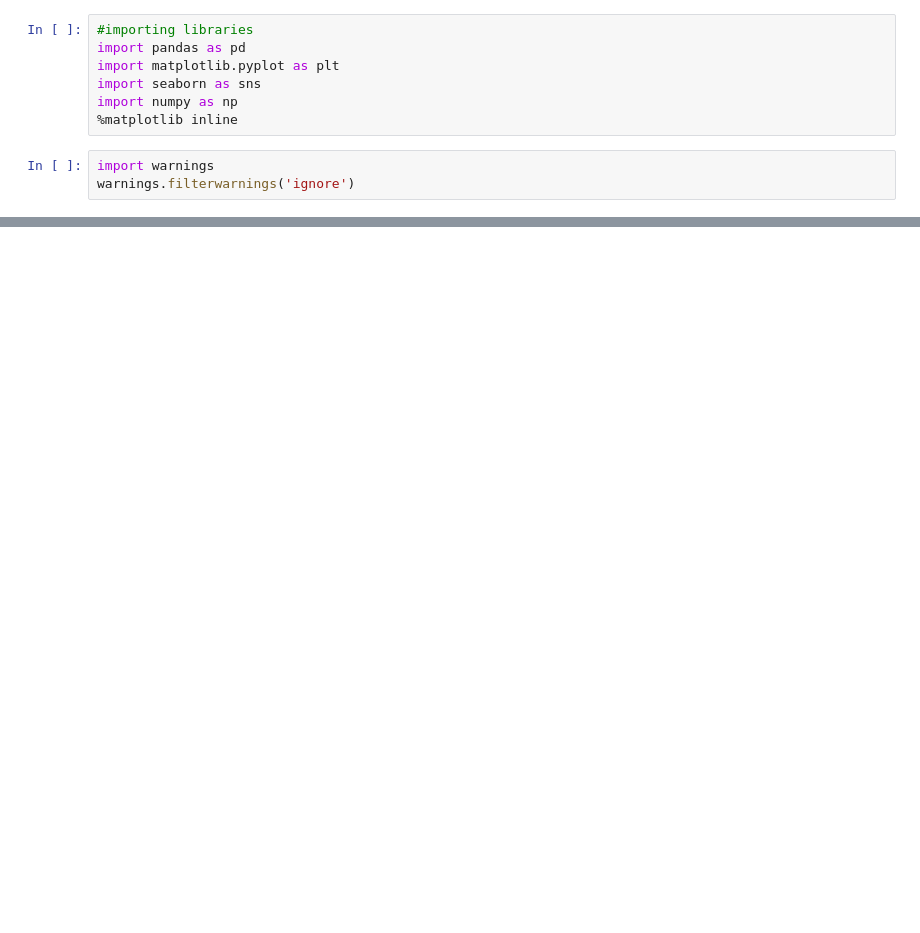
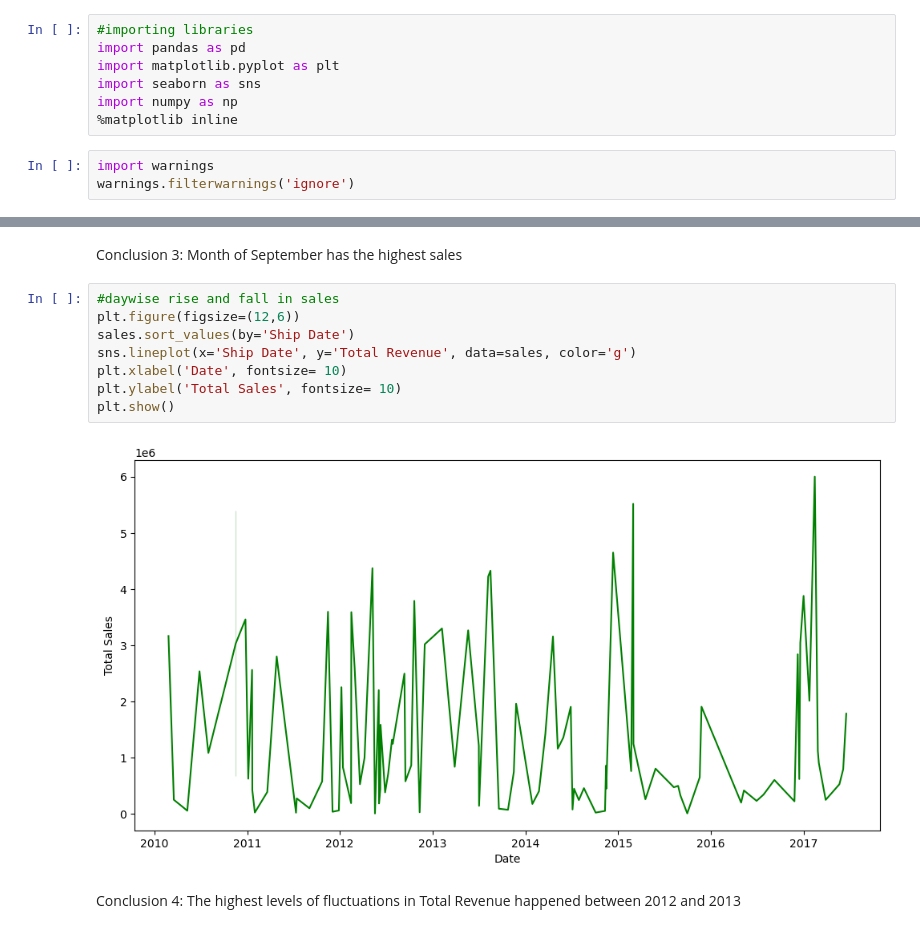
Before and after one commit to pratyusha-garaye/Amazon-Sales-Data-Analysis, a Jupyter notebook: Analyser.ipynb, the cells around one changed output, grey strips where cells are left out. Saved outputs shown, nothing was run; the diff lists cells and outputs as text; blank space fills up the shorter version.

```diff
--- a/Analyser.ipynb
+++ b/Analyser.ipynb
@@ -21,0 +136,14 @@ sales.head()
+# %% [markdown]
+Conclusion 3: Month of September has the highest sales
+# %%
+#daywise rise and fall in sales
+plt.figure(figsize=(12,6))
+sales.sort_values(by='Ship Date')
+sns.lineplot(x='Ship Date', y='Total Revenue', data=sales, color='g')
+plt.xlabel('Date', fontsize= 10)
+plt.ylabel('Total Sales', fontsize= 10)
+plt.show()
+# %% [output]
+[figure, added]
+# %% [markdown]
+Conclusion 4: The highest levels of fluctuations in Total Revenue happened between 2012 and 2013
```
Also changed, not shown: parts of 11 cells of this notebook, 4 other files.
